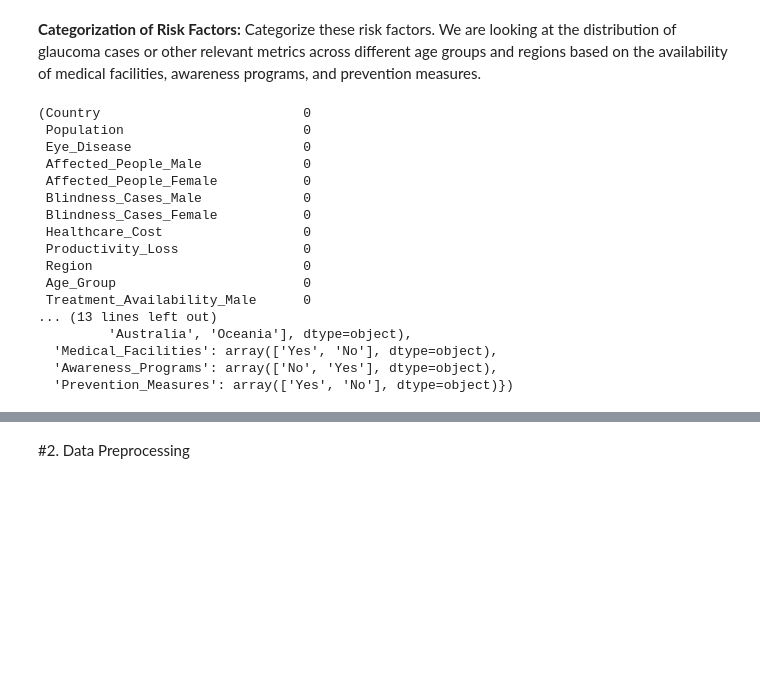
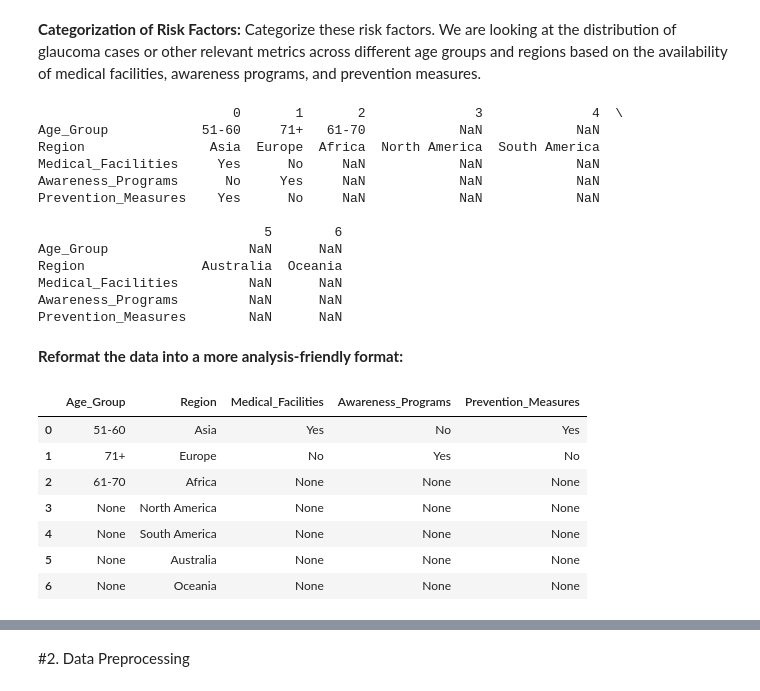
Before and after one commit to carlos-alves-one/Eye-Disease-Analysis, a Jupyter notebook: final_project_report.ipynb, the cells around one changed output, grey strips where cells are left out. Drawn from its saved outputs; the diff is of its cells as text; code cells hidden in the pictures; blank space fills up the shorter version.

Commit message:
Analyze the distribution of risk factors

```diff
--- a/final_project_report.ipynb
+++ b/final_project_report.ipynb
@@ -261,25 +261,48 @@ The dataset contains information about glaucoma across different countries. Here
 # Identifying potential risk factor columns based on the description
 potential_risk_factors = ['Age_Group', 'Region', 'Medical_Facilities', 'Awareness_Programs', 'Prevention_Measures']
 
-# Checking the unique values in these potential risk factor columns to understand their categorization
-unique_values_risk_factors = {column: data[column].unique() for column in potential_risk_factors}
+# Creating a DataFrame to hold unique values for each risk factor
+unique_values_df = pd.DataFrame({column: pd.Series(data[column].unique()) for column in potential_risk_factors})
 
-missing_values, unique_values_risk_factors
+# Display the DataFrame
+print(unique_values_df.T)
 # %% [output]
-(Country                          0
- Population                       0
- Eye_Disease                      0
- Affected_People_Male             0
- Affected_People_Female           0
- Blindness_Cases_Male             0
- Blindness_Cases_Female           0
- Healthcare_Cost                  0
- Productivity_Loss                0
- Region                           0
- Age_Group                        0
- Treatment_Availability_Male      0
-... (13 lines left out)
-         'Australia', 'Oceania'], dtype=object),
-  'Medical_Facilities': array(['Yes', 'No'], dtype=object),
-  'Awareness_Programs': array(['No', 'Yes'], dtype=object),
-  'Prevention_Measures': array(['Yes', 'No'], dtype=object)})
+                         0       1       2              3              4  \
+Age_Group            51-60     71+   61-70            NaN            NaN
+Region                Asia  Europe  Africa  North America  South America
+Medical_Facilities     Yes      No     NaN            NaN            NaN
+Awareness_Programs      No     Yes     NaN            NaN            NaN
+Prevention_Measures    Yes      No     NaN            NaN            NaN
+
+                             5        6
+Age_Group                  NaN      NaN
+Region               Australia  Oceania
+Medical_Facilities         NaN      NaN
+Awareness_Programs         NaN      NaN
+Prevention_Measures        NaN      NaN
+# %% [markdown]
+**Reformat the data into a more analysis-friendly format:**
+# %%
+# Original data in a transposed format
+data = {
+    "Age_Group": ["51-60", "71+", "61-70", None, None, None, None],
+    "Region": ["Asia", "Europe", "Africa", "North America", "South America", "Australia", "Oceania"],
+    "Medical_Facilities": ["Yes", "No", None, None, None, None, None],
+    "Awareness_Programs": ["No", "Yes", None, None, None, None, None],
+    "Prevention_Measures": ["Yes", "No", None, None, None, None, None]
+}
+
+# Creating DataFrame
+df_original = pd.DataFrame(data)
+
+# Displaying the original DataFrame
+df_original
+# %% [output]
+|  | Age_Group | Region | Medical_Facilities | Awareness_Programs | Prevention_Measures |
+| 0 | 51-60 | Asia | Yes | No | Yes |
+| 1 | 71+ | Europe | No | Yes | No |
+| 2 | 61-70 | Africa | None | None | None |
+| 3 | None | North America | None | None | None |
+| 4 | None | South America | None | None | None |
+| 5 | None | Australia | None | None | None |
+| 6 | None | Oceania | None | None | None |
```
Also changed, not shown: parts of 3 cells of this notebook.
